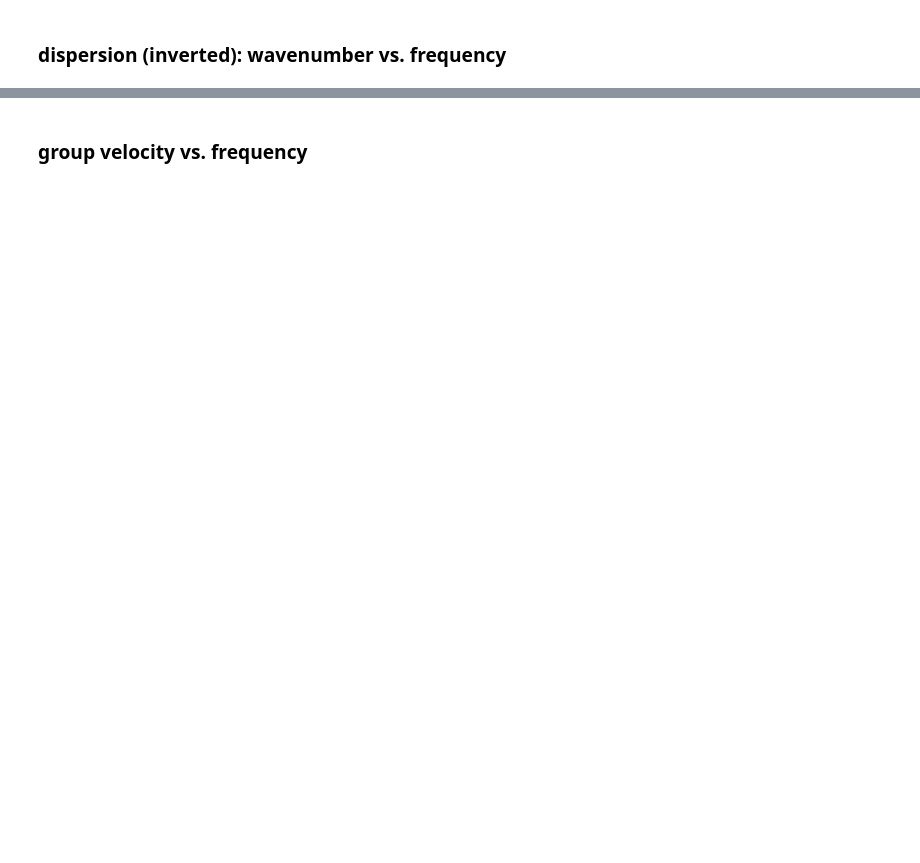
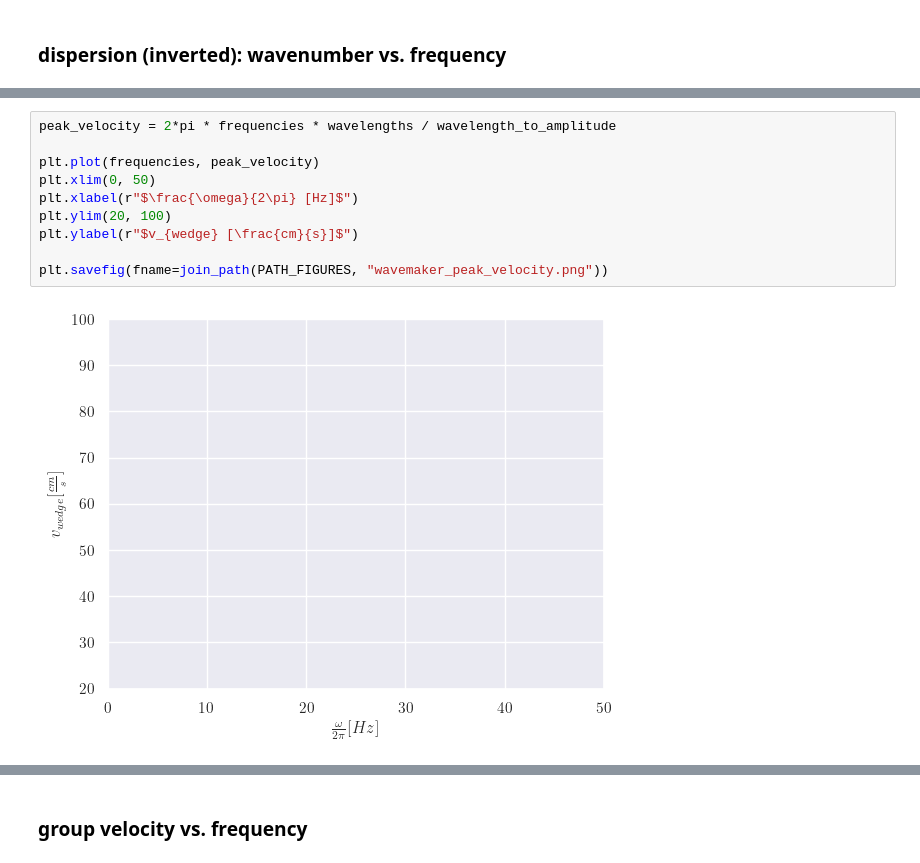
Before and after one commit to InbarMaimon/ProjectAquarium, a Jupyter notebook: notes/wave_maker/wave_maker_theory.ipynb, the cells around one changed output, grey strips where cells are left out. Cells and saved outputs as stored; diff of their text form; blank space fills up the shorter version.

```diff
--- a/notes/wave_maker/wave_maker_theory.ipynb
+++ b/notes/wave_maker/wave_maker_theory.ipynb
@@ -112,0 +181,12 @@ Text(0, 0.5, '$\\frac{|k|}{2\\pi} [cm^{-1}]$')
+# %%
+peak_velocity = 2*pi * frequencies * wavelengths / wavelength_to_amplitude
+
+plt.plot(frequencies, peak_velocity)
+plt.xlim(0, 50)
+plt.xlabel(r"$\frac{\omega}{2\pi} [Hz]$")
+plt.ylim(20, 100)
+plt.ylabel(r"$v_{wedge} [\frac{cm}{s}]$")
+
+plt.savefig(fname=join_path(PATH_FIGURES, "wavemaker_peak_velocity.png"))
+# %% [output]
+[figure, added]
```
Also changed, not shown: parts of 43 cells of this notebook, 49 other files.
